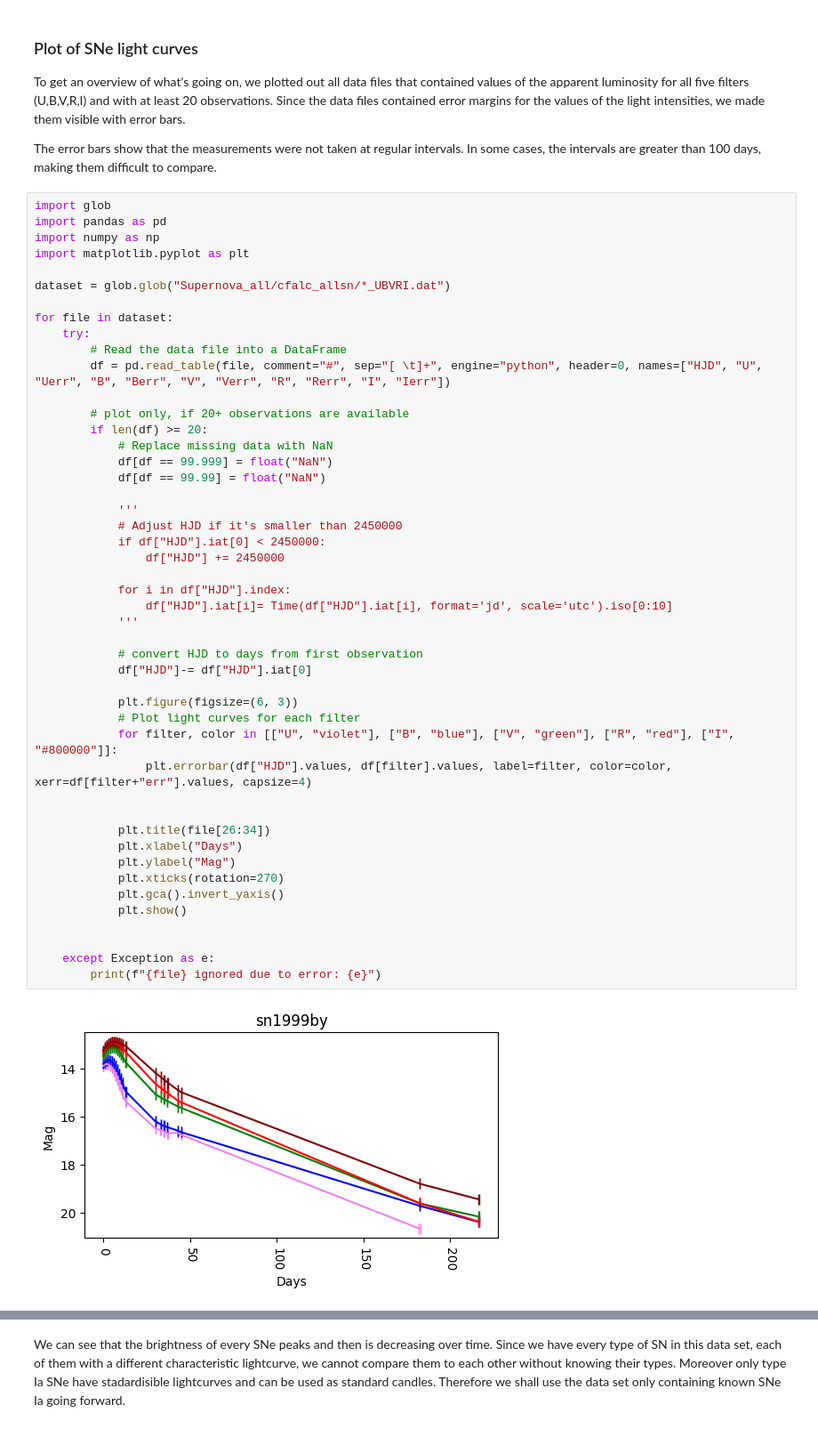
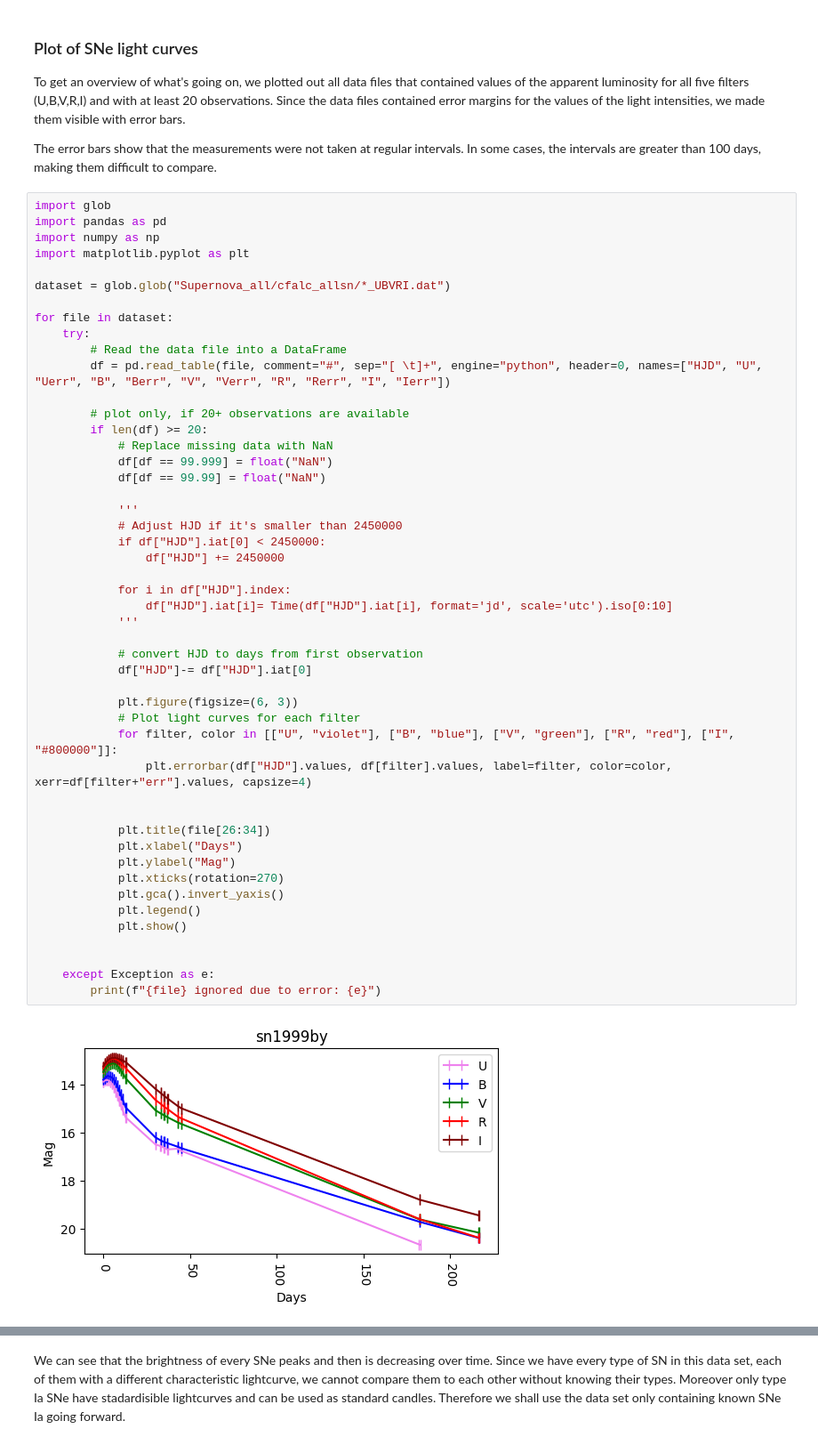
Before and after one commit to ThomasSchallar/statistics, a Jupyter notebook: main_file.ipynb, the cells around one changed output, grey strips where cells are left out. Shown at 89% size. Saved outputs shown, nothing was run; the diff lists cells and outputs as text.

```diff
--- a/main_file.ipynb
+++ b/main_file.ipynb
@@ -76,31 +76,32 @@ for file in dataset:
 
             '''
             # Adjust HJD if it's smaller than 2450000
             if df["HJD"].iat[0] < 2450000:
                 df["HJD"] += 2450000
 
             for i in df["HJD"].index:
                 df["HJD"].iat[i]= Time(df["HJD"].iat[i], format='jd', scale='utc').iso[0:10]
             '''
 
             # convert HJD to days from first observation
             df["HJD"]-= df["HJD"].iat[0]
 
             plt.figure(figsize=(6, 3))
             # Plot light curves for each filter
             for filter, color in [["U", "violet"], ["B", "blue"], ["V", "green"], ["R", "red"], ["I", "#800000"]]:
                 plt.errorbar(df["HJD"].values, df[filter].values, label=filter, color=color, xerr=df[filter+"err"].values, capsize=4)
 
 
             plt.title(file[26:34])
             plt.xlabel("Days")
             plt.ylabel("Mag")
             plt.xticks(rotation=270)
             plt.gca().invert_yaxis()
+            plt.legend()
             plt.show()
 
 
     except Exception as e:
         print(f"{file} ignored due to error: {e}")
 # %% [output]
-[figure, old version]
+[figure, new version]
```
Also changed, not shown: parts of 28 cells of this notebook.
